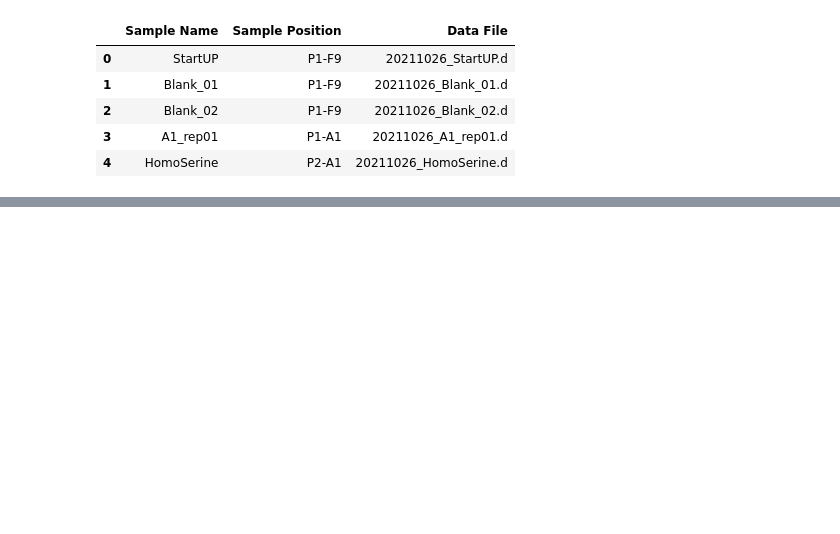
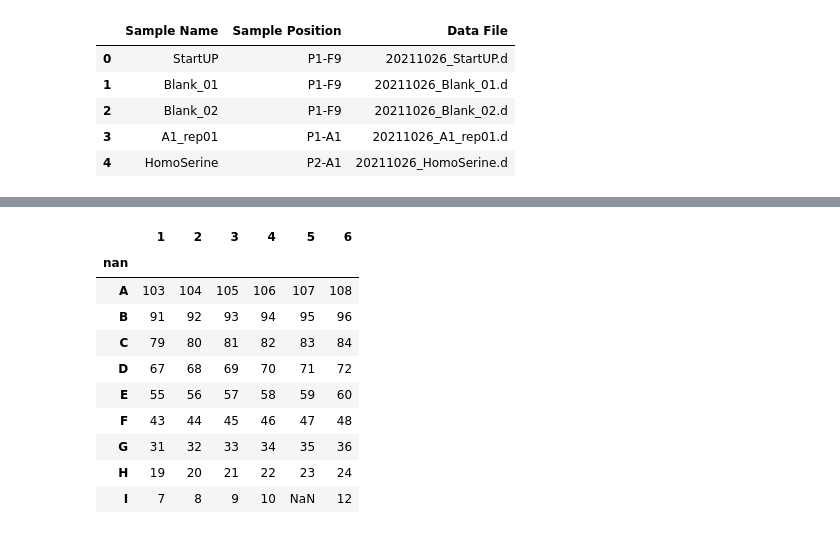
Before and after one commit to irahorecka/montenegro-burke-ms, a Jupyter notebook: nutrient_assessment/scratchpad.ipynb, the cells around one changed output, grey strips where cells are left out. Saved outputs shown, nothing was run; the diff lists cells and outputs as text; code cells hidden in the pictures; blank space fills up the shorter version.

```diff
--- a/nutrient_assessment/scratchpad.ipynb
+++ b/nutrient_assessment/scratchpad.ipynb
@@ -348,0 +349,3 @@ df.to_csv(
+# %%
+tims_df = pd.read_csv(os.path.join(os.getcwd(), 'data', '2021-11-02_timsTOF_sample_layout.csv'))
+tims_df.head()
@@ -348,0 +359,26 @@ df.to_csv(
+# %%
+# General purpose functions
+def mv_row_as_header(df, row_idx):
+    """Moves row as dataframe header of df indicated by `row_idx`.
+    Drops row name row once complete."""
+    return df.rename(columns=df.iloc[row_idx]).drop(df.index[row_idx])
+
+def mv_row_as_header_and_def_index(*args, index_col=np.nan):
+    df = mv_row_as_header(*args)
+    return df.set_index(index_col)
+# %%
+hplc_coord = tims_df.iloc[:10,:]
+hplc_coord = mv_row_as_header_and_def_index(hplc_coord, 0, index_col=np.nan)
+hplc_coord
+# %% [output]
+|  | 1 | 2 | 3 | 4 | 5 | 6 |
+| nan |  |  |  |  |  |  |
+| A | 103 | 104 | 105 | 106 | 107 | 108 |
+| B | 91 | 92 | 93 | 94 | 95 | 96 |
+| C | 79 | 80 | 81 | 82 | 83 | 84 |
+| D | 67 | 68 | 69 | 70 | 71 | 72 |
+| E | 55 | 56 | 57 | 58 | 59 | 60 |
+| F | 43 | 44 | 45 | 46 | 47 | 48 |
+| G | 31 | 32 | 33 | 34 | 35 | 36 |
+| H | 19 | 20 | 21 | 22 | 23 | 24 |
+| I | 7 | 8 | 9 | 10 | NaN | 12 |
```
Also changed, not shown: parts of 13 cells of this notebook, 3 other files.
